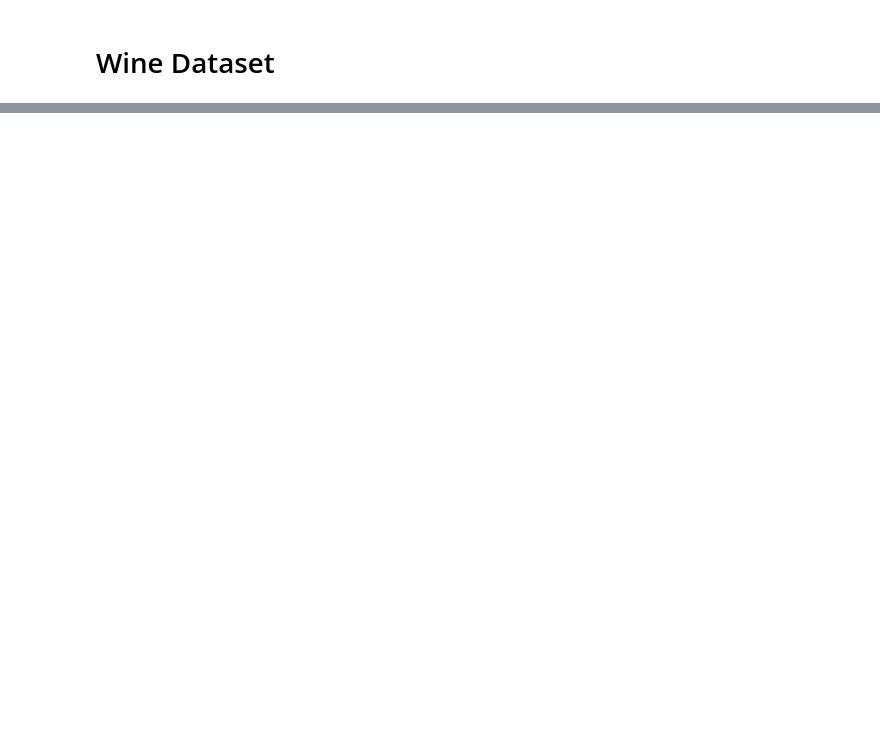
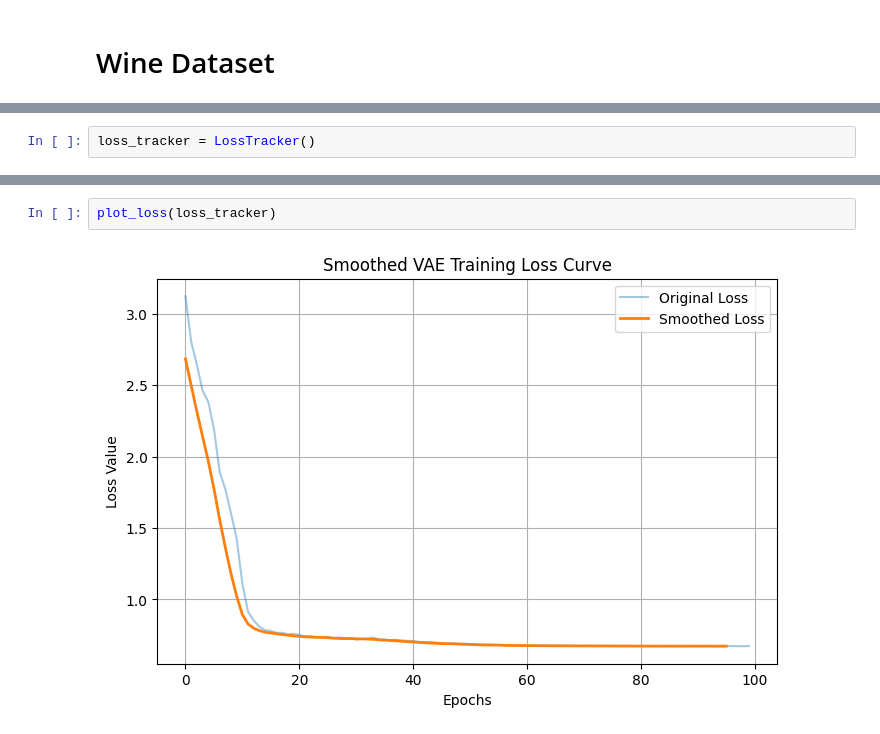
Before and after one commit to faduzin/representation-learning-vae, a Jupyter notebook: notebooks/02_vae_analysis.ipynb, the cells around one changed output, grey strips where cells are left out. Cells and saved outputs as stored; diff of their text form; blank space fills up the shorter version.

```diff
--- a/notebooks/02_vae_analysis.ipynb
+++ b/notebooks/02_vae_analysis.ipynb
@@ -149,0 +227,2 @@ Conclusões de criação:
+# %%
+loss_tracker = LossTracker()
@@ -149,0 +256,4 @@ Conclusões de criação:
+# %%
+plot_loss(loss_tracker)
+# %% [output]
+[figure, added]
```
Also changed, not shown: parts of 23 cells of this notebook, 1 other file.
